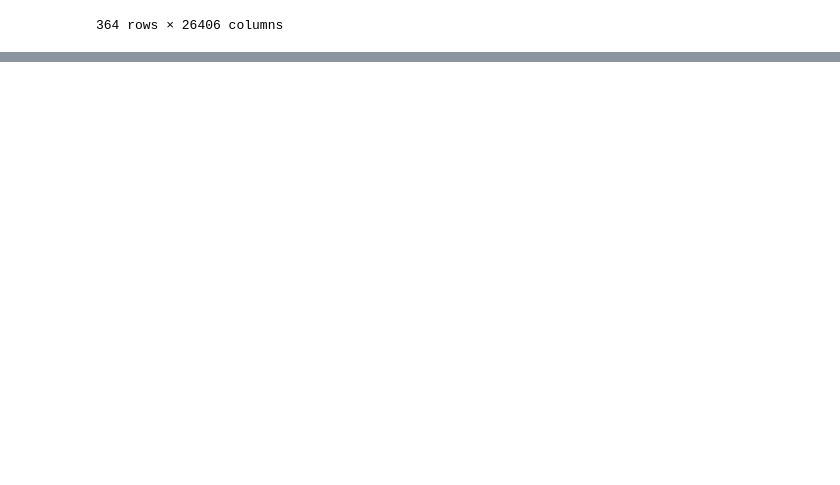
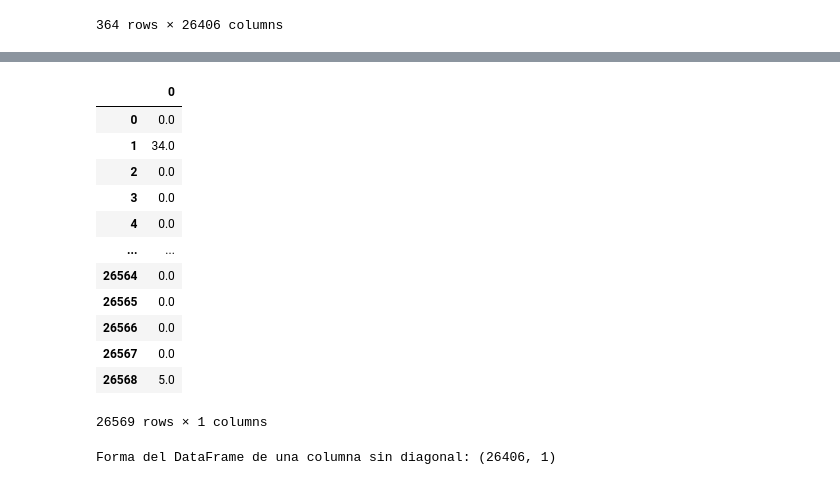
Before and after one commit to JuanPabloWakkaWatson/Estimacion-Matriz-OD-Metro, a Jupyter notebook: Proyecto_AA.ipynb, the cells around one changed output, grey strips where cells are left out. Saved outputs shown, nothing was run; the diff lists cells and outputs as text; code cells hidden in the pictures; blank space fills up the shorter version.

```diff
--- a/Proyecto_AA.ipynb
+++ b/Proyecto_AA.ipynb
@@ -453,0 +346,29 @@ Iteraciones realizadas: 4
+# %%
+vector_dataframe
+# %% [output]
+|  | 0 |
+| 0 | 0.0 |
+| 1 | 34.0 |
+| 2 | 0.0 |
+| 3 | 0.0 |
+| 4 | 0.0 |
+| ... | ... |
+| 26564 | 0.0 |
+| 26565 | 0.0 |
+| 26566 | 0.0 |
+| 26567 | 0.0 |
+| 26568 | 5.0 |
+26569 rows × 1 columns
+# %%
+import pandas as pd
+import numpy as np
+filas, columnas = matriz_origen_destino.shape
+matriz_sin_diagonal = matriz_origen_destino.copy()
+for i in range(min(filas, columnas)):
+    matriz_sin_diagonal.iloc[i, i] = np.nan
+vector = matriz_sin_diagonal.values.ravel()
+vector_sin_diagonal = vector[~np.isnan(vector)]
+vector_dataframe = pd.DataFrame(vector_sin_diagonal)
+print("Forma del DataFrame de una columna sin diagonal:", vector_dataframe.shape)
+# %% [output]
+Forma del DataFrame de una columna sin diagonal: (26406, 1)
```
Also changed, not shown: parts of 19 cells of this notebook.
